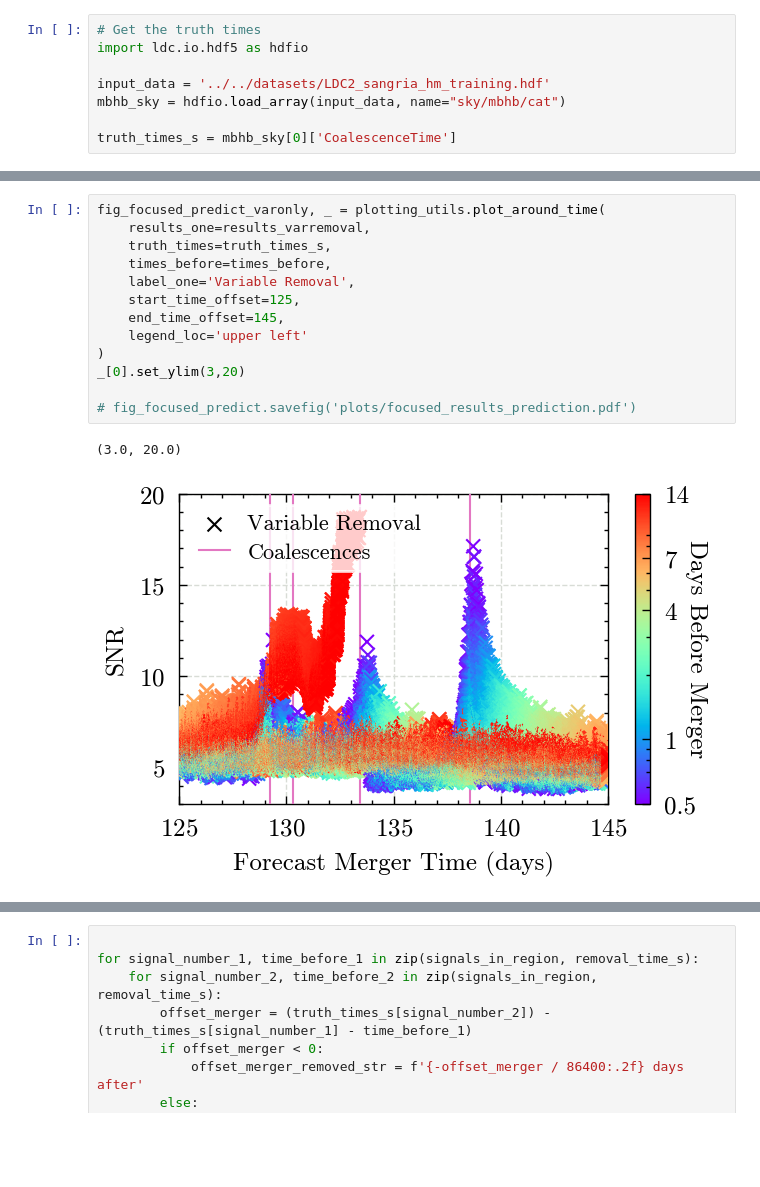
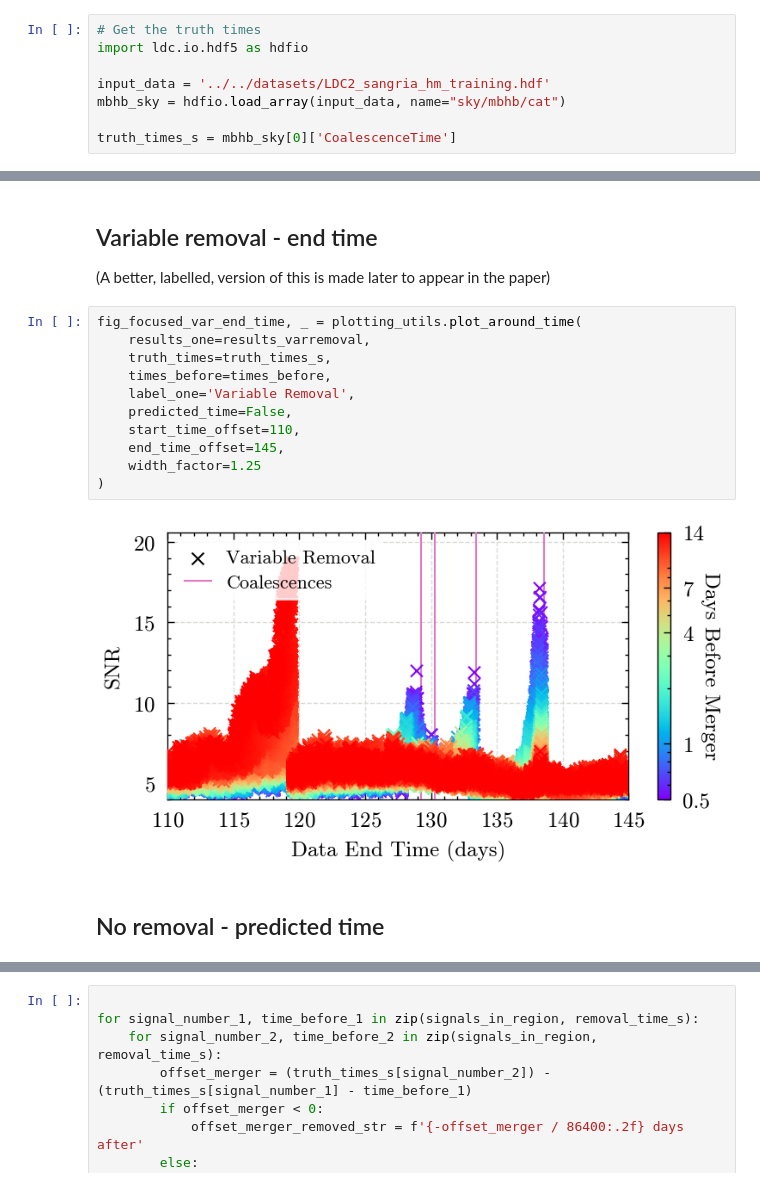
Before and after one commit to icg-gravwaves/lisa_premerger_sangria, a Jupyter notebook: search/inpainting_runs/plot_focused_data_results.ipynb, the cells around one changed output, grey strips where cells are left out. Drawn from its saved outputs; the diff is of its cells as text; blank space fills up the shorter version.

```diff
--- a/search/inpainting_runs/plot_focused_data_results.ipynb
+++ b/search/inpainting_runs/plot_focused_data_results.ipynb
@@ -81,16 +106,19 @@ fig_focused_predict, _ = plotting_utils.plot_around_time(
+# %% [markdown]
+## Variable removal - end time
+
+(A better, labelled, version of this is made later to appear in the paper)
 # %%
-fig_focused_predict_varonly, _ = plotting_utils.plot_around_time(
+fig_focused_var_end_time, _ = plotting_utils.plot_around_time(
     results_one=results_varremoval,
     truth_times=truth_times_s,
     times_before=times_before,
     label_one='Variable Removal',
-    start_time_offset=125,
+    predicted_time=False,
+    start_time_offset=110,
     end_time_offset=145,
-    legend_loc='upper left'
+    width_factor=1.25
 )
-_[0].set_ylim(3,20)
-
-# fig_focused_predict.savefig('plots/focused_results_prediction.pdf')
 # %% [output]
-(3.0, 20.0)
-[figure, old version]
+[figure, new version]
+# %% [markdown]
+## No removal - predicted time
```
Also changed, not shown: parts of 23 cells of this notebook, 3 other files.
